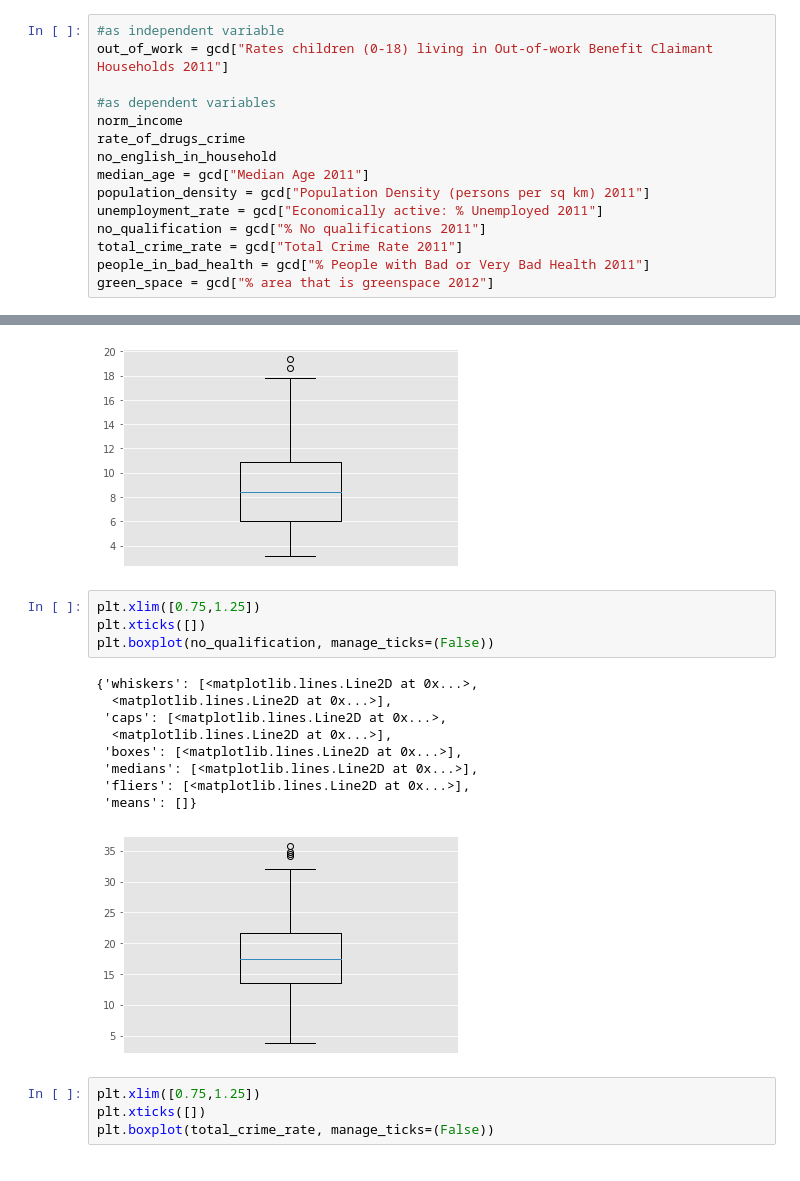
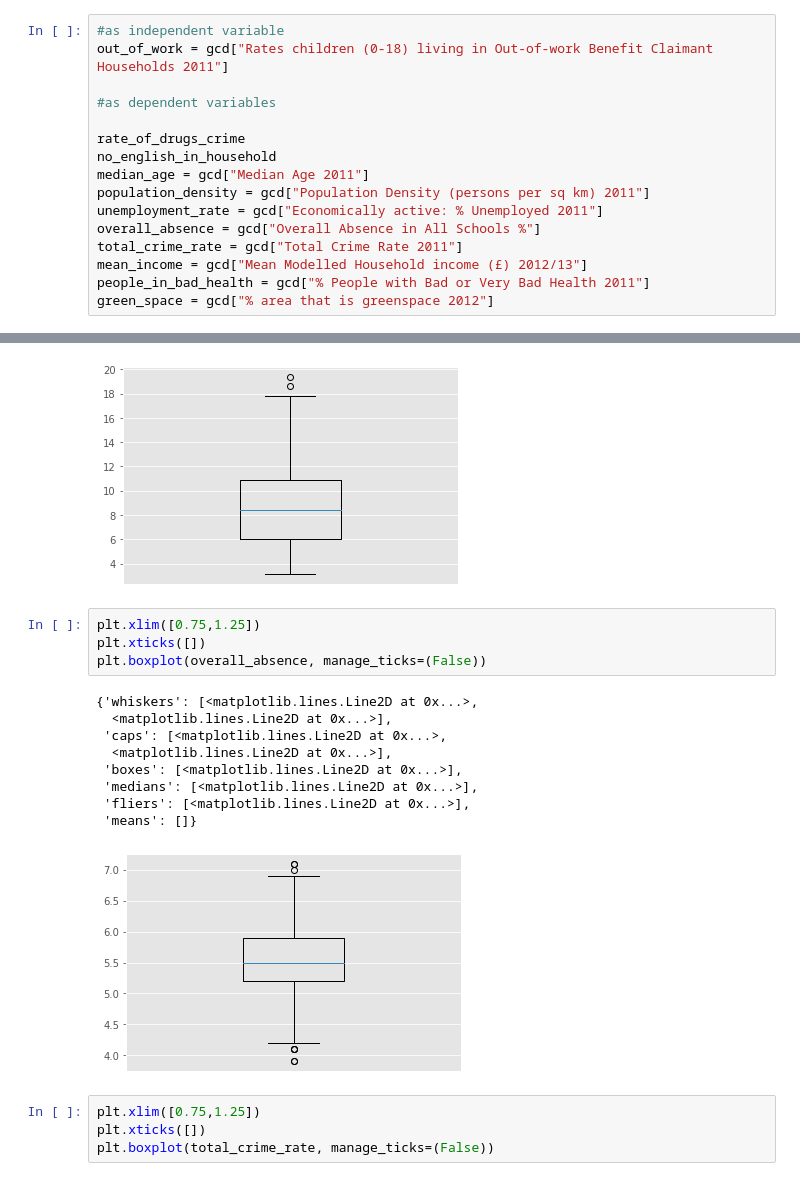
Before and after one commit to ucfnofe/QM-Group, a Jupyter notebook: Group_Coursework.ipynb, the cells around one changed output, grey strips where cells are left out. Drawn from its saved outputs; the diff is of its cells as text.

```diff
--- a/Group_Coursework.ipynb
+++ b/Group_Coursework.ipynb
@@ -105,14 +105,15 @@ norm_income = ((gcd["Mean Modelled Household income (£) 2012/13"] - min_income)
 out_of_work = gcd["Rates children (0-18) living in Out-of-work Benefit Claimant Households 2011"]
 
 #as dependent variables
-norm_income
+
 rate_of_drugs_crime
 no_english_in_household
 median_age = gcd["Median Age 2011"]
 population_density = gcd["Population Density (persons per sq km) 2011"]
 unemployment_rate = gcd["Economically active: % Unemployed 2011"]
-no_qualification = gcd["% No qualifications 2011"]
+overall_absence = gcd["Overall Absence in All Schools %"]
 total_crime_rate = gcd["Total Crime Rate 2011"]
+mean_income = gcd["Mean Modelled Household income (£) 2012/13"]
 people_in_bad_health = gcd["% People with Bad or Very Bad Health 2011"]
 green_space = gcd["% area that is greenspace 2012"]
 # %% [markdown]
@@ -247,17 +248,17 @@ plt.boxplot(unemployment_rate, manage_ticks=(False))
 # %%
 plt.xlim([0.75,1.25])
 plt.xticks([])
-plt.boxplot(no_qualification, manage_ticks=(False))
+plt.boxplot(overall_absence, manage_ticks=(False))
 # %% [output]
 {'whiskers': [<matplotlib.lines.Line2D at 0x...>,
   <matplotlib.lines.Line2D at 0x...>],
  'caps': [<matplotlib.lines.Line2D at 0x...>,
   <matplotlib.lines.Line2D at 0x...>],
  'boxes': [<matplotlib.lines.Line2D at 0x...>],
  'medians': [<matplotlib.lines.Line2D at 0x...>],
  'fliers': [<matplotlib.lines.Line2D at 0x...>],
  'means': []}
-[figure, old version]
+[figure, new version]
 # %%
 plt.xlim([0.75,1.25])
 plt.xticks([])
```
Also changed, not shown: parts of 53 cells of this notebook.
